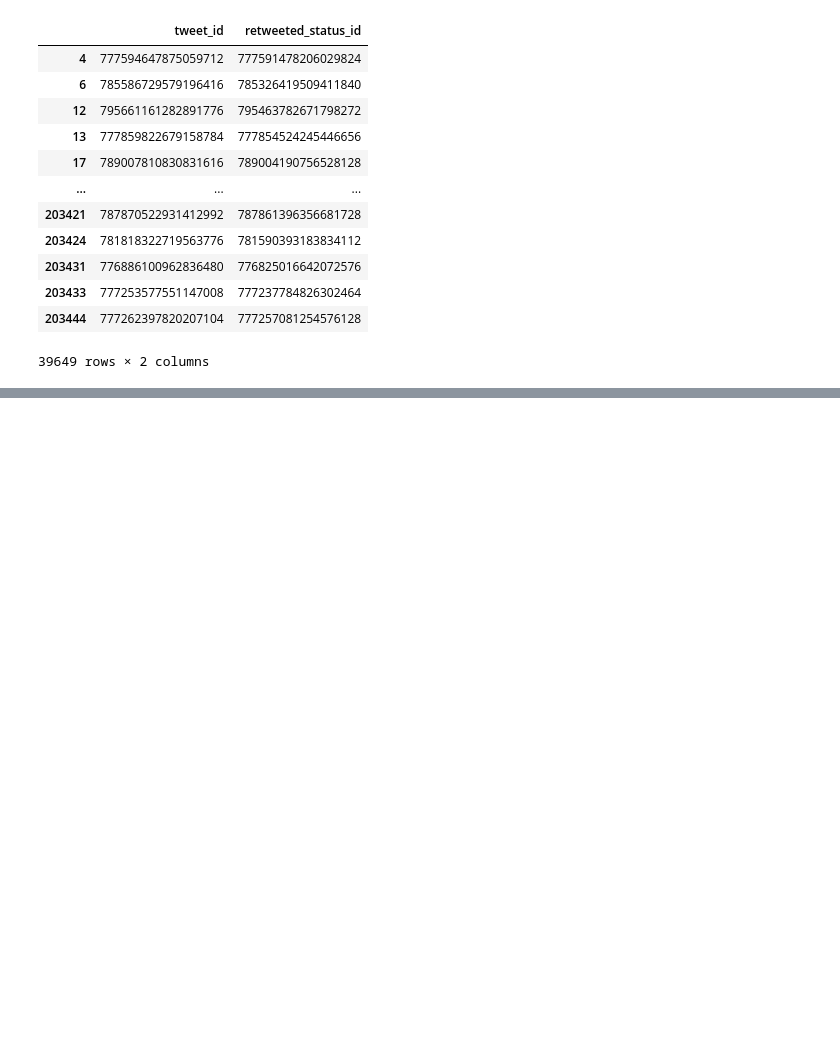
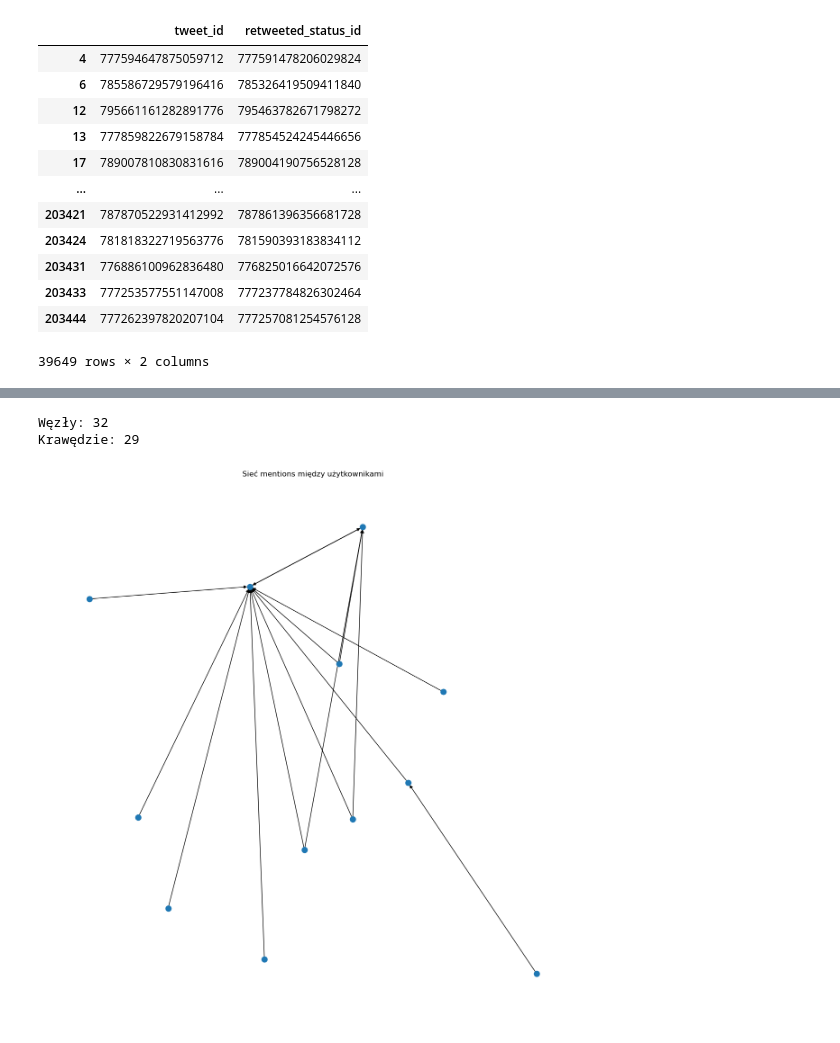
Before and after one commit to kichal01/snars_p12, a Jupyter notebook: P12.ipynb, the cells around one changed output, grey strips where cells are left out. Drawn from its saved outputs; the diff is of its cells as text; code cells hidden in the pictures; blank space fills up the shorter version.

```diff
--- a/P12.ipynb
+++ b/P12.ipynb
@@ -157,0 +357,52 @@ TypeError: 'DataFrame' object is not callable
+# %%
+# mapowanie screen_name -> user_id
+name_to_id = (
+    users[["id", "screen_name"]]
+    .dropna()
+    .set_index("screen_name")["id"]
+    .to_dict()
+)
+
+G = nx.DiGraph()
+
+def parse_mentions(x):
+    if pd.isna(x):
+        return []
+    s = str(x)
+    # próbujemy listę
+    if s.startswith("["):
+        try:
+            return ast.literal_eval(s)
+        except:
+            pass
+    # fallback: @nicki z tekstu
+    return re.findall(r"@([A-Za-z0-9_]{1,30})", s)
+
+for _, row in tweets.iterrows():
+    src = row["user_id"]
+    for m in parse_mentions(row["mentions"]):
+        uid = name_to_id.get(m)
+        if uid is not None and uid != src:
+            G.add_edge(src, uid)
+
+print("Węzły:", G.number_of_nodes())
+print("Krawędzie:", G.number_of_edges())
+
+# największy komponent
+comp = max(nx.weakly_connected_components(G), key=len)
+H = G.subgraph(comp)
+
+# top 50
+if H.number_of_nodes() > 50:
+    top = sorted(H.degree, key=lambda x: x[1], reverse=True)[:50]
+    H = H.subgraph([n for n, _ in top])
+
+plt.figure(figsize=(12, 12))
+pos = nx.spring_layout(H, seed=42)
+nx.draw(H, pos, node_size=80, with_labels=False)
+plt.title("Sieć mentions między użytkownikami")
+plt.show()
+# %% [output]
+Węzły: 32
+Krawędzie: 29
+[figure, added]
```
Also changed, not shown: parts of 11 cells of this notebook.
